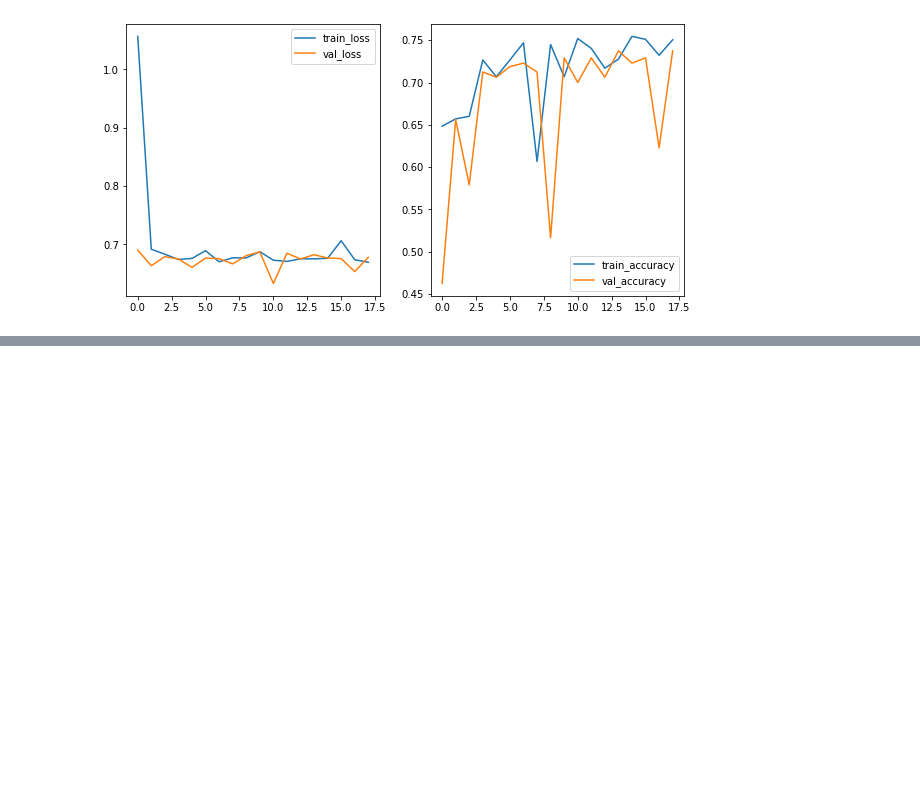
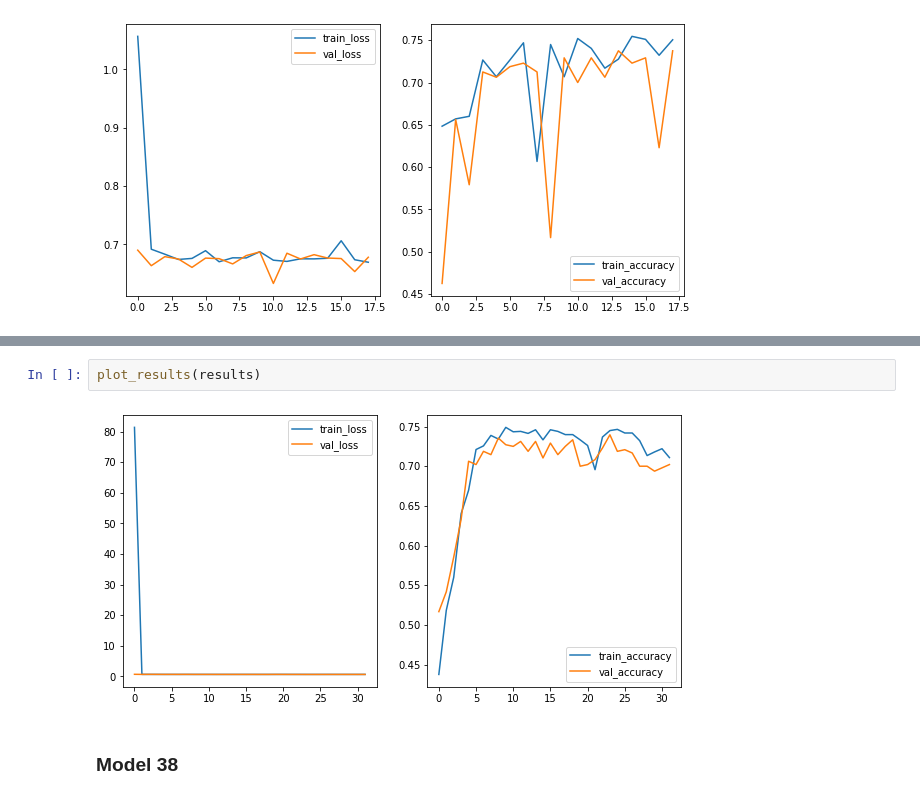
Before and after one commit to jonniebrown/Classifying-Diabetic-Retinopathy-with-CNN, a Jupyter notebook: Notebooks/binary_tuning.ipynb, the cells around one changed output, grey strips where cells are left out. Saved outputs shown, nothing was run; the diff lists cells and outputs as text; blank space fills up the shorter version.

```diff
--- a/Notebooks/binary_tuning.ipynb
+++ b/Notebooks/binary_tuning.ipynb
@@ -926,0 +1019,6 @@ plot_results(results)
+# %%
+plot_results(results)
+# %% [output]
+[figure, added]
+# %% [markdown]
+### Model 38
```
Also changed, not shown: parts of 19 cells of this notebook.
